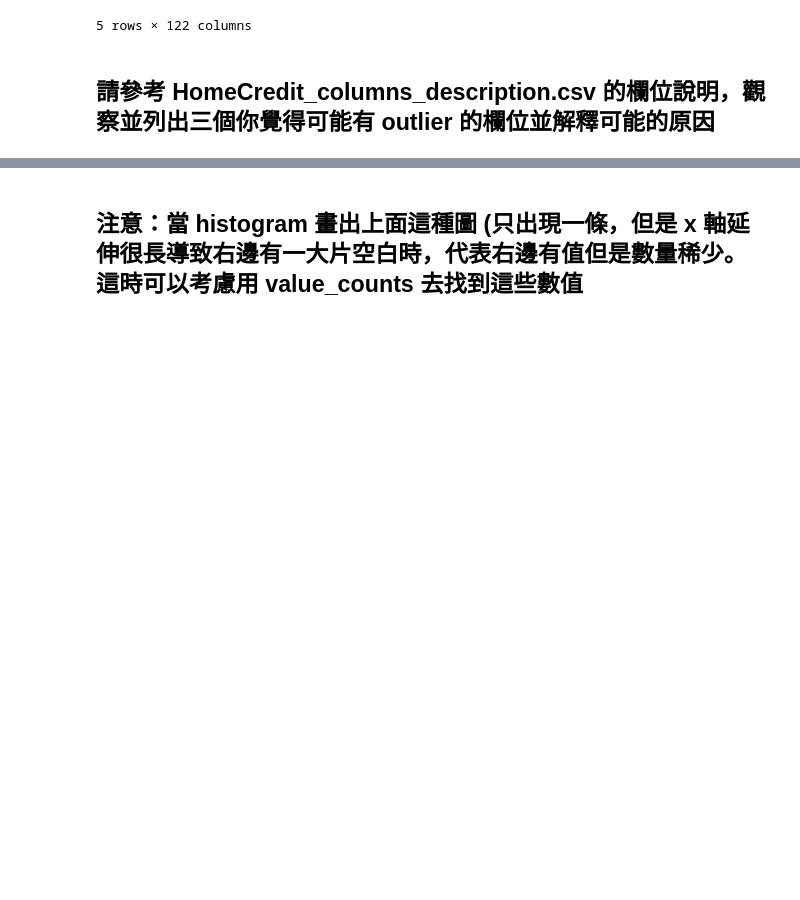
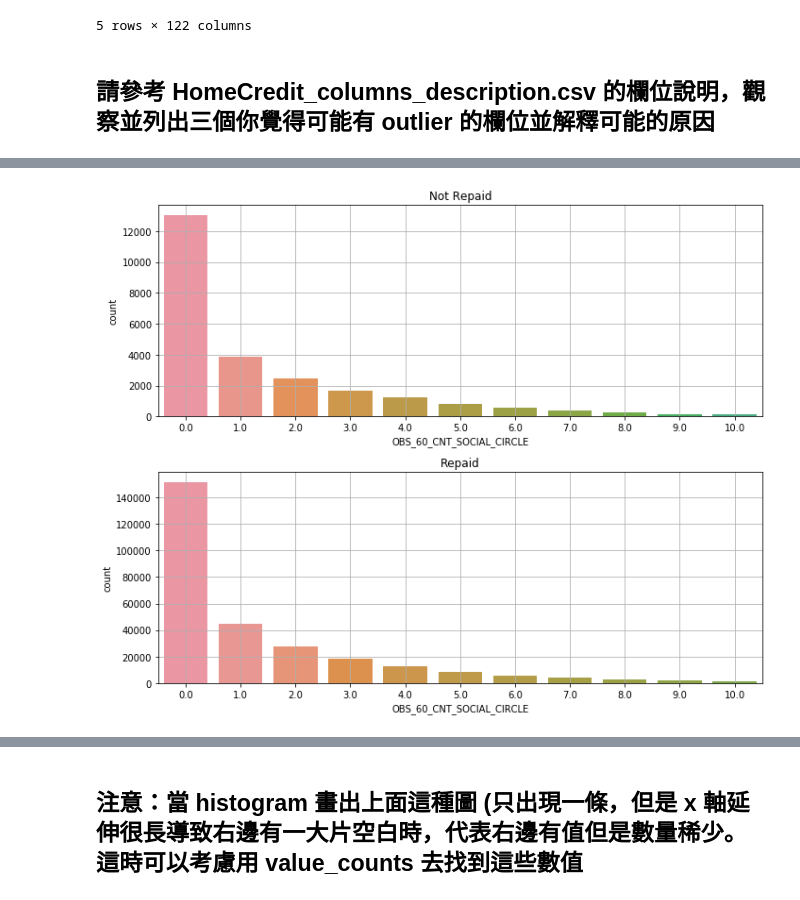
Before and after one commit to penguinwang96825/ML100Days, a Jupyter notebook: homework/Day009/Day_009_HW.ipynb, the cells around one changed output, grey strips where cells are left out. Cells and saved outputs as stored; diff of their text form; code cells hidden in the pictures; blank space fills up the shorter version.

```diff
--- a/homework/Day009/Day_009_HW.ipynb
+++ b/homework/Day009/Day_009_HW.ipynb
@@ -69,0 +84,17 @@ TypeError: not all arguments converted during string formatting
+# %%
+plt.figure(figsize=(10, 8))
+plt.subplot(2, 1, 1)
+sns.countplot(app_train.loc[app_train["TARGET"]==1]['OBS_60_CNT_SOCIAL_CIRCLE'])
+plt.xlim([-0.5, 10.5])
+plt.title("Not Repaid")
+plt.grid()
+
+plt.subplot(2, 1, 2)
+sns.countplot(app_train.loc[app_train["TARGET"]==0]['OBS_60_CNT_SOCIAL_CIRCLE'])
+plt.xlim([-0.5, 10.5])
+plt.title("Repaid")
+plt.grid()
+plt.tight_layout()
+plt.show()
+# %% [output]
+[figure, added]
```
Also changed, not shown: parts of 14 cells of this notebook.
